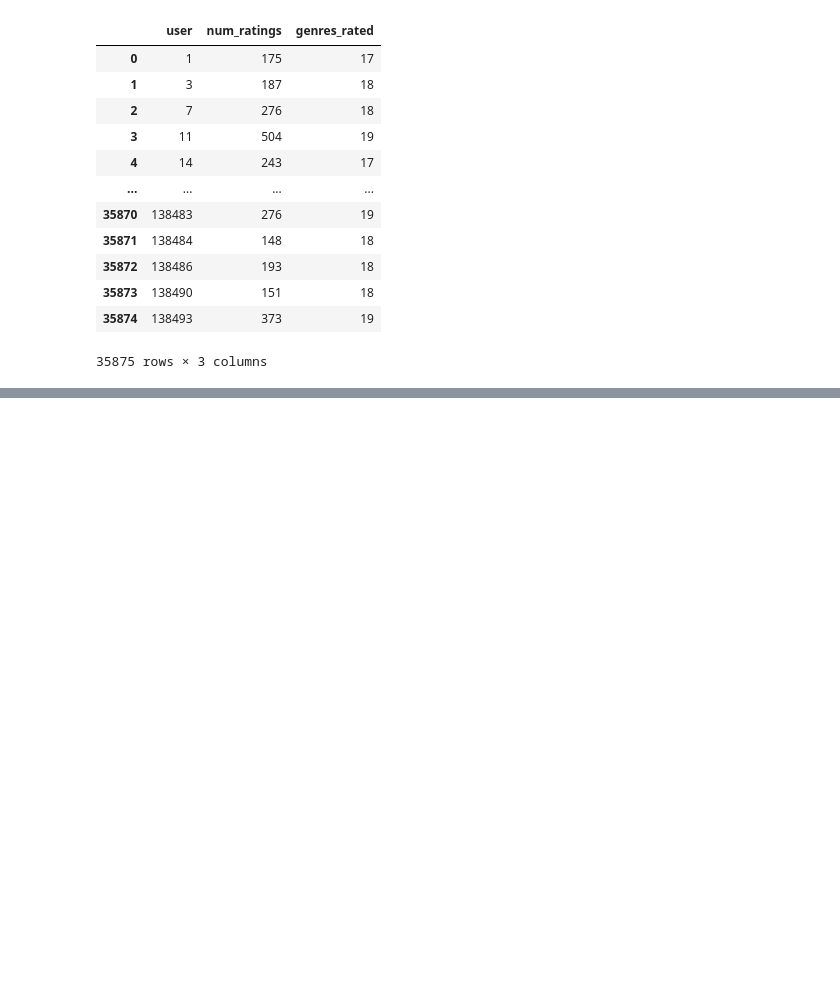
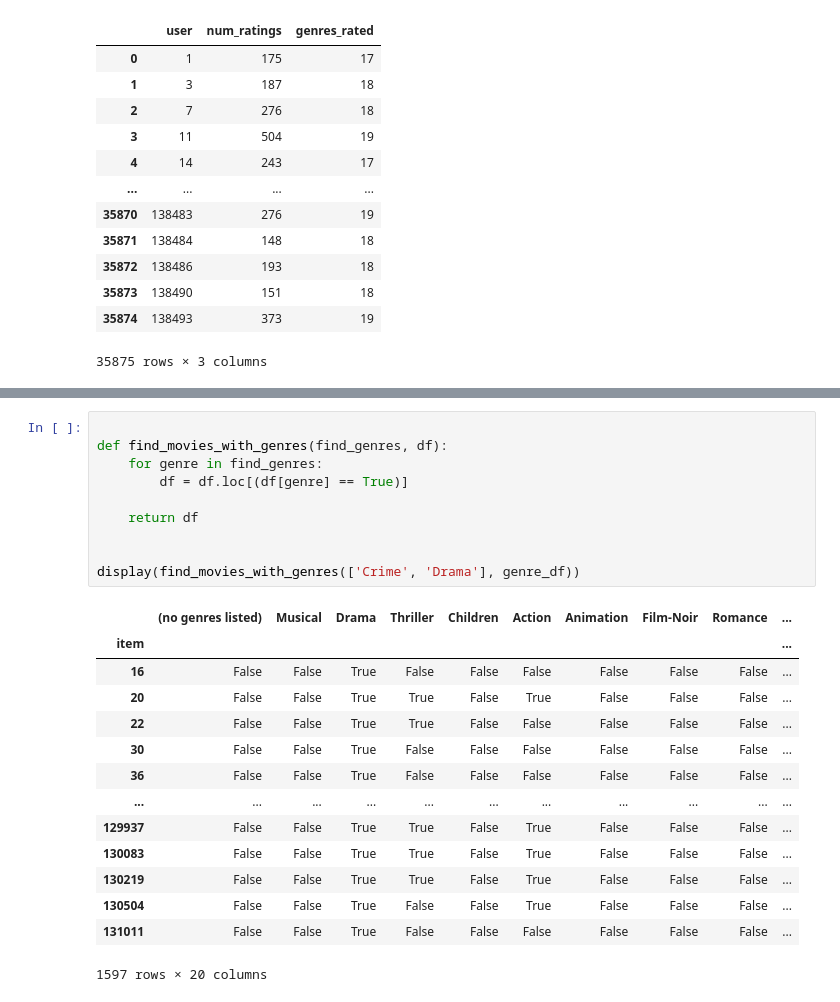
Before and after one commit to Cagancancacan/RecSys_Serendipity, a Jupyter notebook: Preprocessing.ipynb, the cells around one changed output, grey strips where cells are left out. Cells and saved outputs as stored; diff of their text form; blank space fills up the shorter version.

```diff
--- a/Preprocessing.ipynb
+++ b/Preprocessing.ipynb
@@ -187,0 +268,25 @@ display(expert_users)
+# %%
+
+def find_movies_with_genres(find_genres, df):
+    for genre in find_genres:
+        df = df.loc[(df[genre] == True)]
+
+    return df
+
+
+display(find_movies_with_genres(['Crime', 'Drama'], genre_df))
+# %% [output]
+|  | (no genres listed) | Musical | Drama | Thriller | Children | Action | Animation | Film-Noir | Romance | ... |
+| item |  |  |  |  |  |  |  |  |  | ... |
+| 16 | False | False | True | False | False | False | False | False | False | ... |
+| 20 | False | False | True | True | False | True | False | False | False | ... |
+| 22 | False | False | True | True | False | False | False | False | False | ... |
+| 30 | False | False | True | False | False | False | False | False | False | ... |
+| 36 | False | False | True | False | False | False | False | False | False | ... |
+| ... | ... | ... | ... | ... | ... | ... | ... | ... | ... | ... |
+| 129937 | False | False | True | True | False | True | False | False | False | ... |
+| 130083 | False | False | True | True | False | True | False | False | False | ... |
+| 130219 | False | False | True | True | False | True | False | False | False | ... |
+| 130504 | False | False | True | False | False | True | False | False | False | ... |
+| 131011 | False | False | True | False | False | False | False | False | False | ... |
+1597 rows × 20 columns
```
Also changed, not shown: parts of 6 cells of this notebook.
